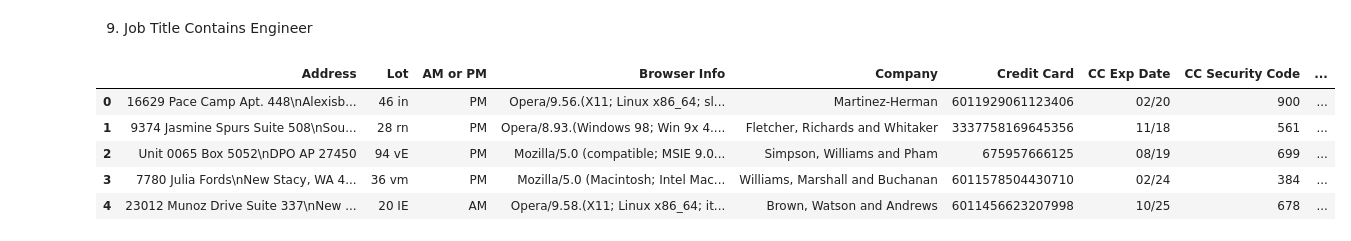
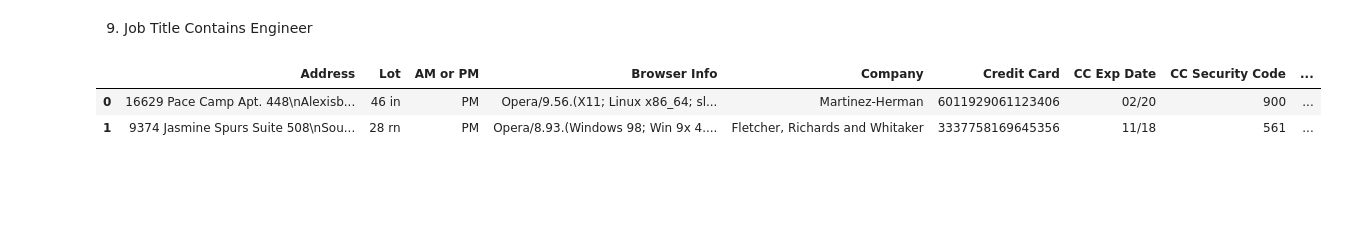
Before and after one commit to achmegantara/e-commerce-data-analysis, a Jupyter notebook: ecommerce.ipynb, the cells around one changed output. Drawn from its saved outputs; the diff is of its cells as text; code cells hidden in the pictures; blank space fills up the shorter version.

```diff
--- a/ecommerce.ipynb
+++ b/ecommerce.ipynb
@@ -134,12 +134,9 @@ Name: fr, dtype: int64
 # %% [markdown]
 9. Job Title Contains Engineer
 # %%
-df.head()
+df.head(2)
 # %% [output]
 |  | Address | Lot | AM or PM | Browser Info | Company | Credit Card | CC Exp Date | CC Security Code | ... |
 | 0 | 16629 Pace Camp Apt. 448\nAlexisb... | 46 in | PM | Opera/9.56.(X11; Linux x86_64; sl... | Martinez-Herman | 6011929061123406 | 02/20 | 900 | ... |
 | 1 | 9374 Jasmine Spurs Suite 508\nSou... | 28 rn | PM | Opera/8.93.(Windows 98; Win 9x 4.... | Fletcher, Richards and Whitaker | 3337758169645356 | 11/18 | 561 | ... |
-| 2 | Unit 0065 Box 5052\nDPO AP 27450 | 94 vE | PM | Mozilla/5.0 (compatible; MSIE 9.0... | Simpson, Williams and Pham | 675957666125 | 08/19 | 699 | ... |
-| 3 | 7780 Julia Fords\nNew Stacy, WA 4... | 36 vm | PM | Mozilla/5.0 (Macintosh; Intel Mac... | Williams, Marshall and Buchanan | 6011578504430710 | 02/24 | 384 | ... |
-| 4 | 23012 Munoz Drive Suite 337\nNew ... | 20 IE | AM | Opera/9.58.(X11; Linux x86_64; it... | Brown, Watson and Andrews | 6011456623207998 | 10/25 | 678 | ... |
 # %%
```
Also changed, not shown: parts of 1 cell of this notebook.
